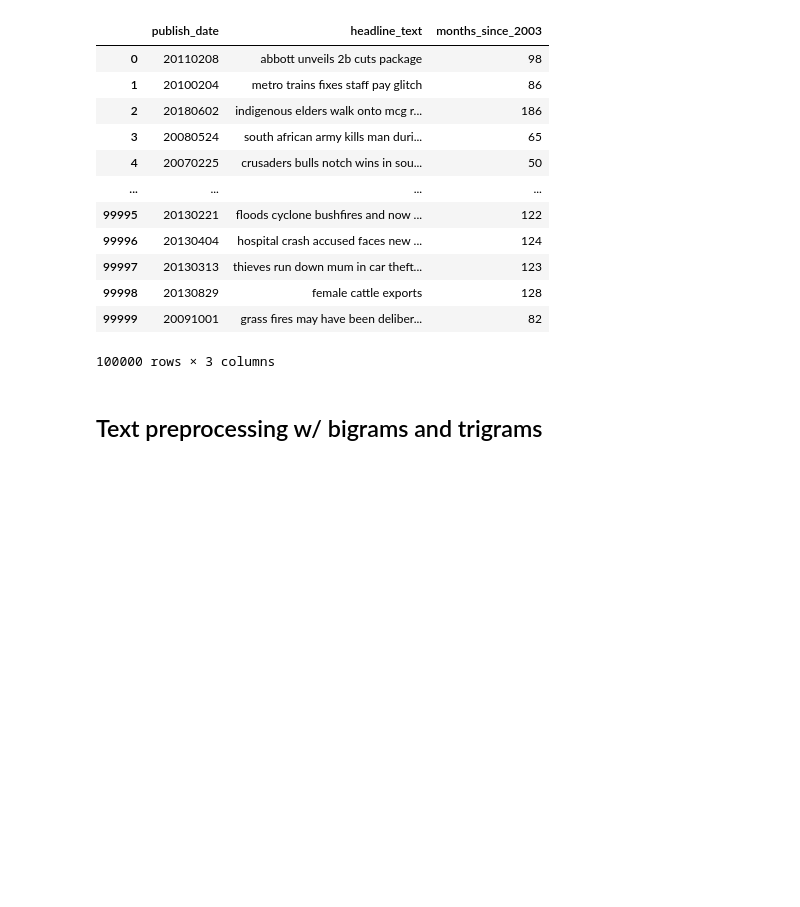
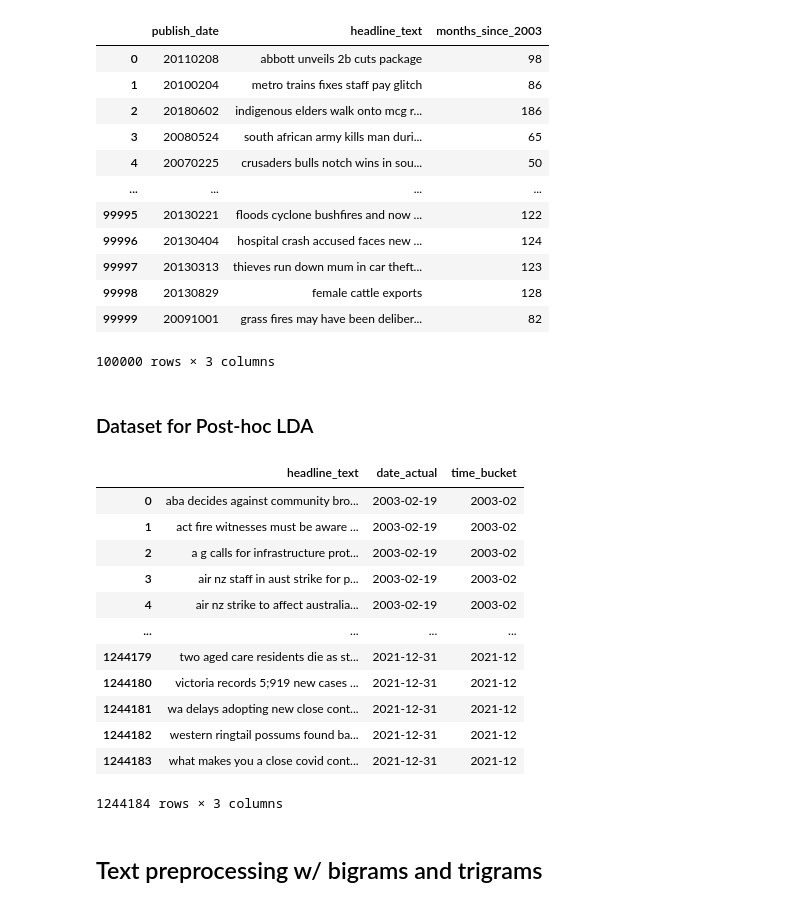
Before and after one commit to almin-byte/million-headlines-topic-modeling, a Jupyter notebook: LDA with gensim and spaCy.ipynb, the cells around one changed output. Cells and saved outputs as stored; diff of their text form; code cells hidden in the pictures; blank space fills up the shorter version.

```diff
--- a/LDA with gensim and spaCy.ipynb
+++ b/LDA with gensim and spaCy.ipynb
@@ -122,6 +122,28 @@ X_val
 | 99998 | 20130829 | female cattle exports | 128 |
 | 99999 | 20091001 | grass fires may have been deliber... | 82 |
 100000 rows × 3 columns
+# %% [markdown]
+### Dataset for Post-hoc LDA
+# %%
+phlda_headlines = pd.read_csv('/content/abcnews-date-text.csv')
+phlda_headlines['date_actual'] = pd.to_datetime(phlda_headlines['publish_date'], format='%Y%m%d')
+phlda_headlines = phlda_headlines.drop(['publish_date'], axis=1)
+phlda_headlines['time_bucket'] = phlda_headlines['date_actual'].dt.to_period('M')
+phlda_headlines
+# %% [output]
+|  | headline_text | date_actual | time_bucket |
+| 0 | aba decides against community bro... | 2003-02-19 | 2003-02 |
+| 1 | act fire witnesses must be aware ... | 2003-02-19 | 2003-02 |
+| 2 | a g calls for infrastructure prot... | 2003-02-19 | 2003-02 |
+| 3 | air nz staff in aust strike for p... | 2003-02-19 | 2003-02 |
+| 4 | air nz strike to affect australia... | 2003-02-19 | 2003-02 |
+| ... | ... | ... | ... |
+| 1244179 | two aged care residents die as st... | 2021-12-31 | 2021-12 |
+| 1244180 | victoria records 5;919 new cases ... | 2021-12-31 | 2021-12 |
+| 1244181 | wa delays adopting new close cont... | 2021-12-31 | 2021-12 |
+| 1244182 | western ringtail possums found ba... | 2021-12-31 | 2021-12 |
+| 1244183 | what makes you a close covid cont... | 2021-12-31 | 2021-12 |
+1244184 rows × 3 columns
 # %% [markdown]
 ## Text preprocessing w/ bigrams and trigrams
 # %%
```
Also changed, not shown: parts of 14 cells of this notebook.
